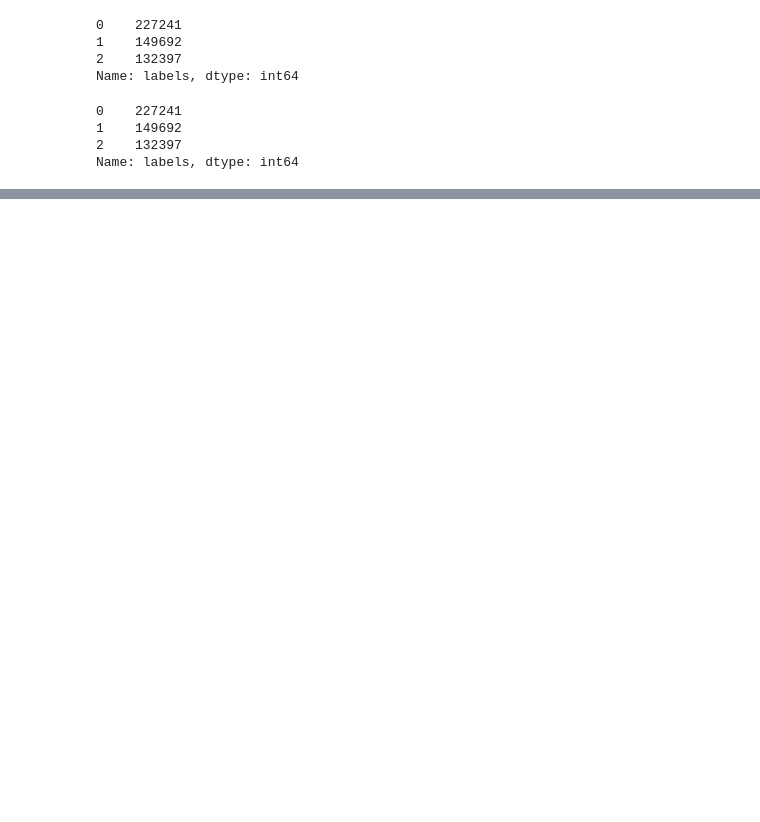
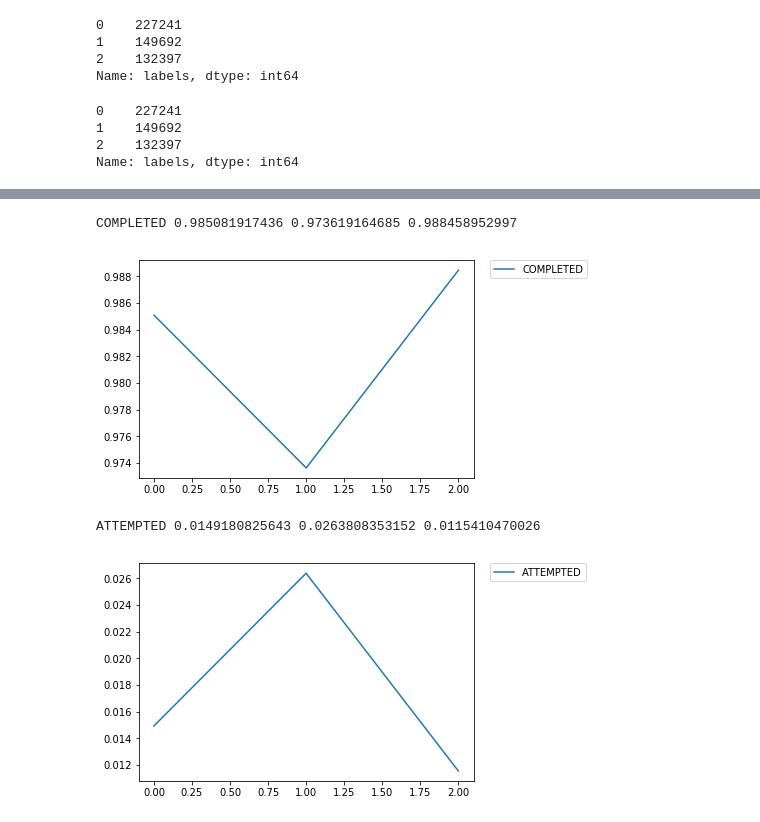
Before and after one commit to noopurP/NBAY6170_project, a Jupyter notebook: nypd_dataset.ipynb, the cells around one changed output, grey strips where cells are left out. Cells and saved outputs as stored; diff of their text form; code cells hidden in the pictures; blank space fills up the shorter version.

```diff
--- a/nypd_dataset.ipynb
+++ b/nypd_dataset.ipynb
@@ -255,5 +301,3 @@ Name: labels, dtype: int64
 cluster0 = df[df['labels']==0]
 cluster1 = df[df['labels']==1]
 cluster2 = df[df['labels']==2]
-# %%
-for i in range(3):
@@ -259,0 +326,16 @@ for i in range(3):
+# %%
+# 3. Plot number of crimes foiled (%) vs clusters
+
+for i in ["COMPLETED","ATTEMPTED"]:
+    val0 = float(len(cluster0[cluster0['CRM_ATPT_CPTD_CD']==i]))/len(cluster0)
+    val1 = float(len(cluster1[cluster1['CRM_ATPT_CPTD_CD']==i]))/len(cluster1)
+    val2 = float(len(cluster2[cluster2['CRM_ATPT_CPTD_CD']==i]))/len(cluster2)
+    print i + " " + str(val0), str(val1), str(val2)
+    plt.plot([0,1,2],[val0,val1,val2],label=i)
+    plt.legend(bbox_to_anchor=(1.05, 1), loc=2, borderaxespad=0.)
+    plt.show()
+# %% [output]
+COMPLETED 0.985081917436 0.973619164685 0.988458952997
+[figure, added]
+ATTEMPTED 0.0149180825643 0.0263808353152 0.0115410470026
+[figure, added]
```
Also changed, not shown: parts of 11 cells of this notebook.
